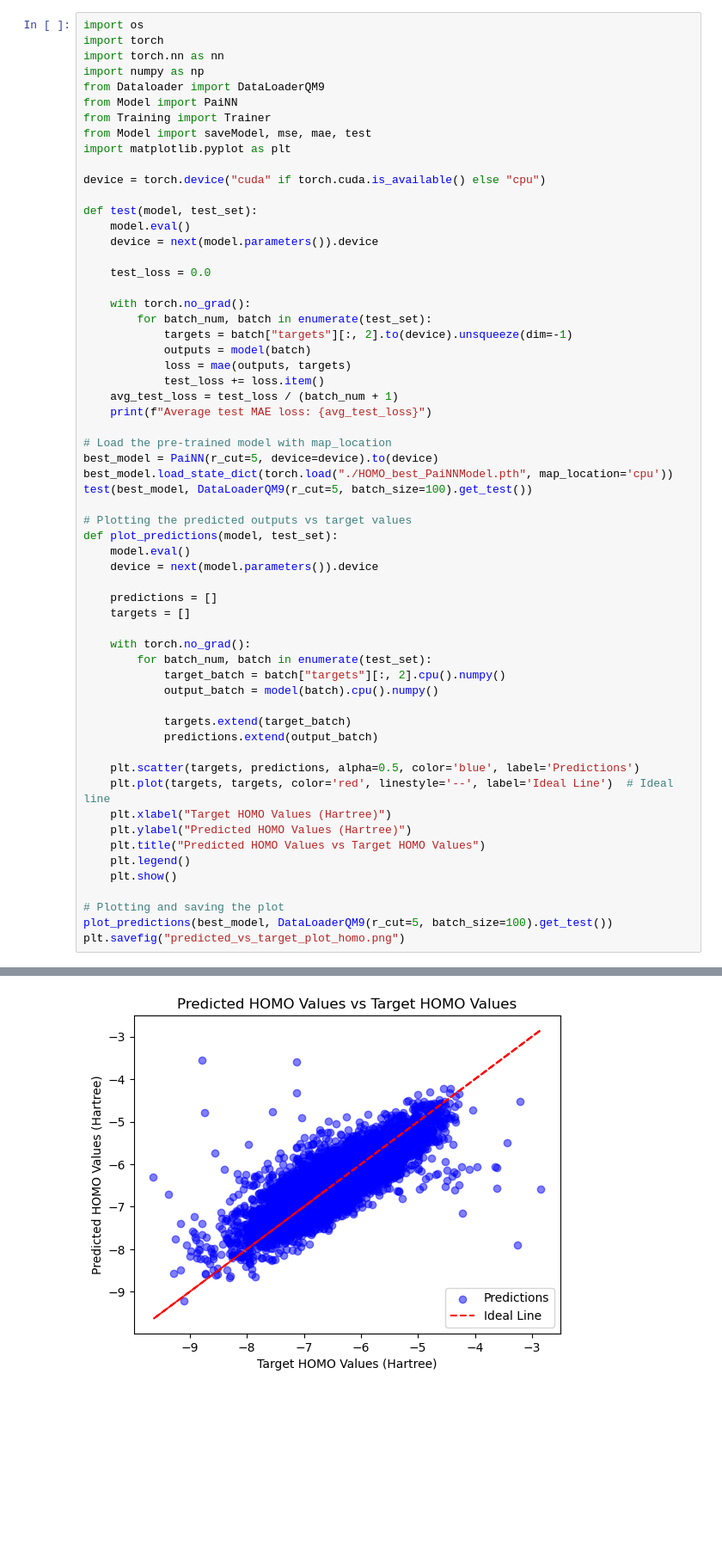
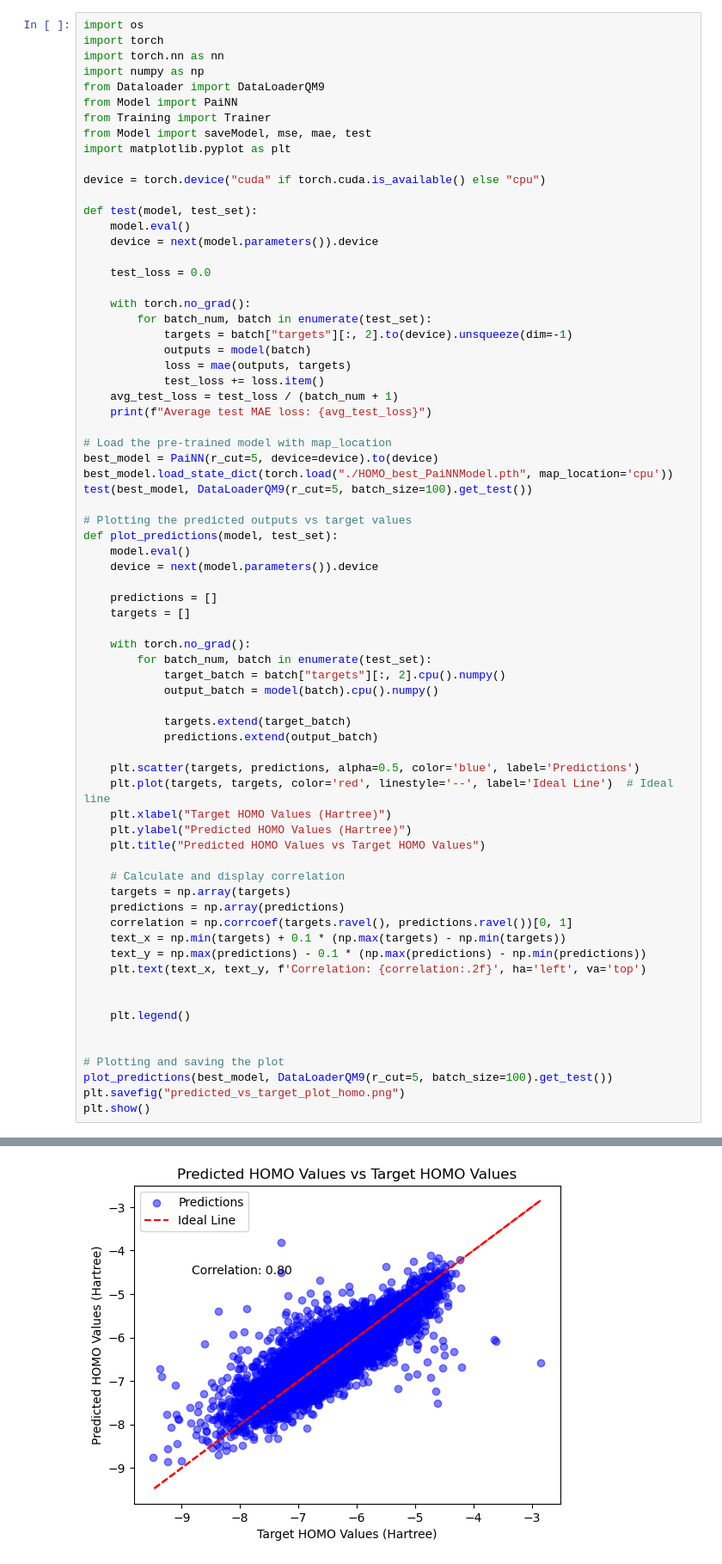
Before and after one commit to simonvonger/QM9_group10.0, a Jupyter notebook: Main_pred.ipynb, the cells around one changed output, grey strips where cells are left out. Shown: that part at 86% size. Drawn from its saved outputs; the diff is of its cells as text; blank space fills up the shorter version.

Commit message:
fixed plots

```diff
--- a/Main_pred.ipynb
+++ b/Main_pred.ipynb
@@ -52,10 +52,21 @@ def plot_predictions(model, test_set):
     plt.xlabel("Target HOMO Values (Hartree)")
     plt.ylabel("Predicted HOMO Values (Hartree)")
     plt.title("Predicted HOMO Values vs Target HOMO Values")
+
+    # Calculate and display correlation
+    targets = np.array(targets)
+    predictions = np.array(predictions)
+    correlation = np.corrcoef(targets.ravel(), predictions.ravel())[0, 1]
+    text_x = np.min(targets) + 0.1 * (np.max(targets) - np.min(targets))
+    text_y = np.max(predictions) - 0.1 * (np.max(predictions) - np.min(predictions))
+    plt.text(text_x, text_y, f'Correlation: {correlation:.2f}', ha='left', va='top')
+
+
     plt.legend()
-    plt.show()
+
 
 # Plotting and saving the plot
 plot_predictions(best_model, DataLoaderQM9(r_cut=5, batch_size=100).get_test())
 plt.savefig("predicted_vs_target_plot_homo.png")
+plt.show()
 # %% [output]
@@ -63 +74 @@ Average test MAE loss: 0.27487978498444304
-[figure, old version]
+[figure, new version]
```
Also changed, not shown: parts of 4 cells of this notebook, 4 other files.
